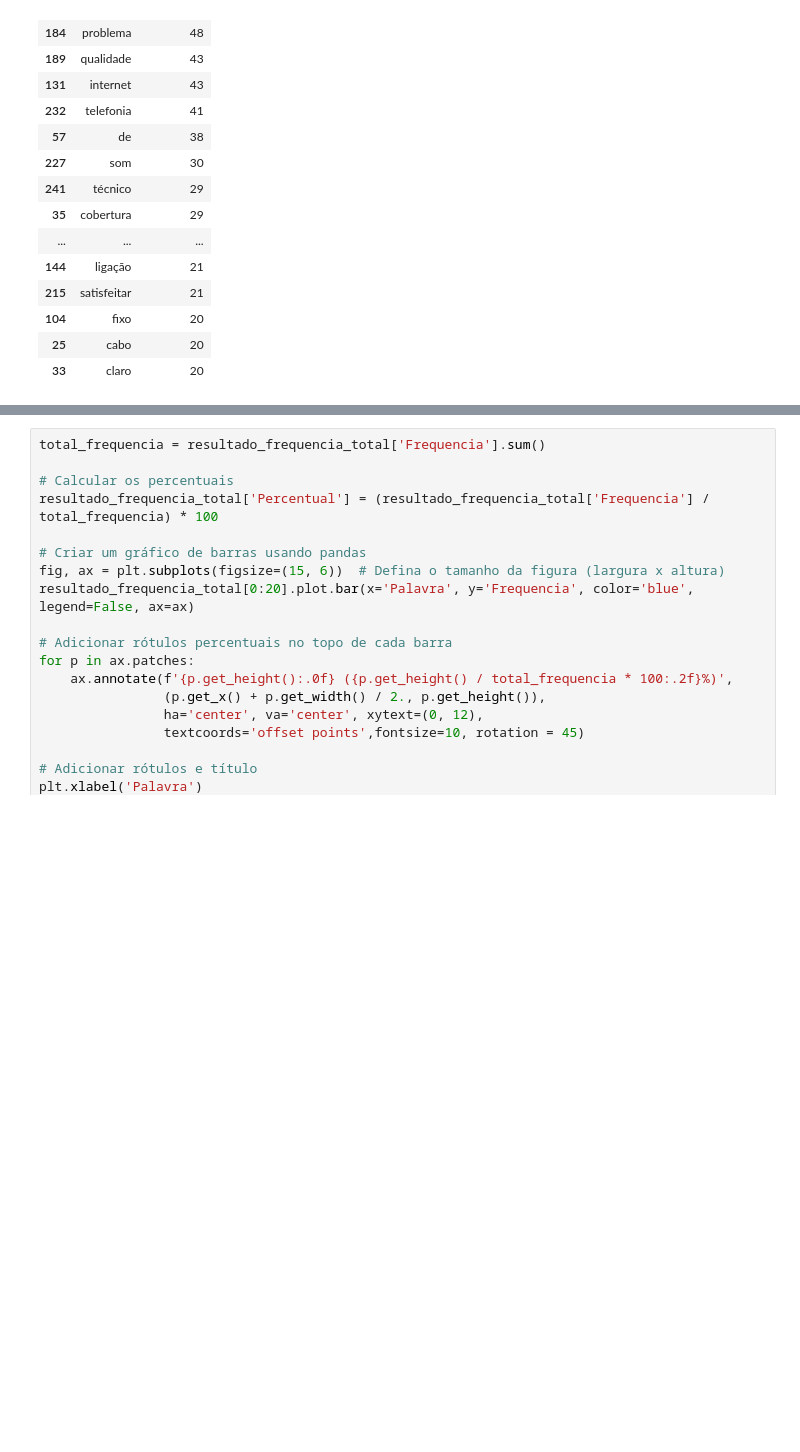
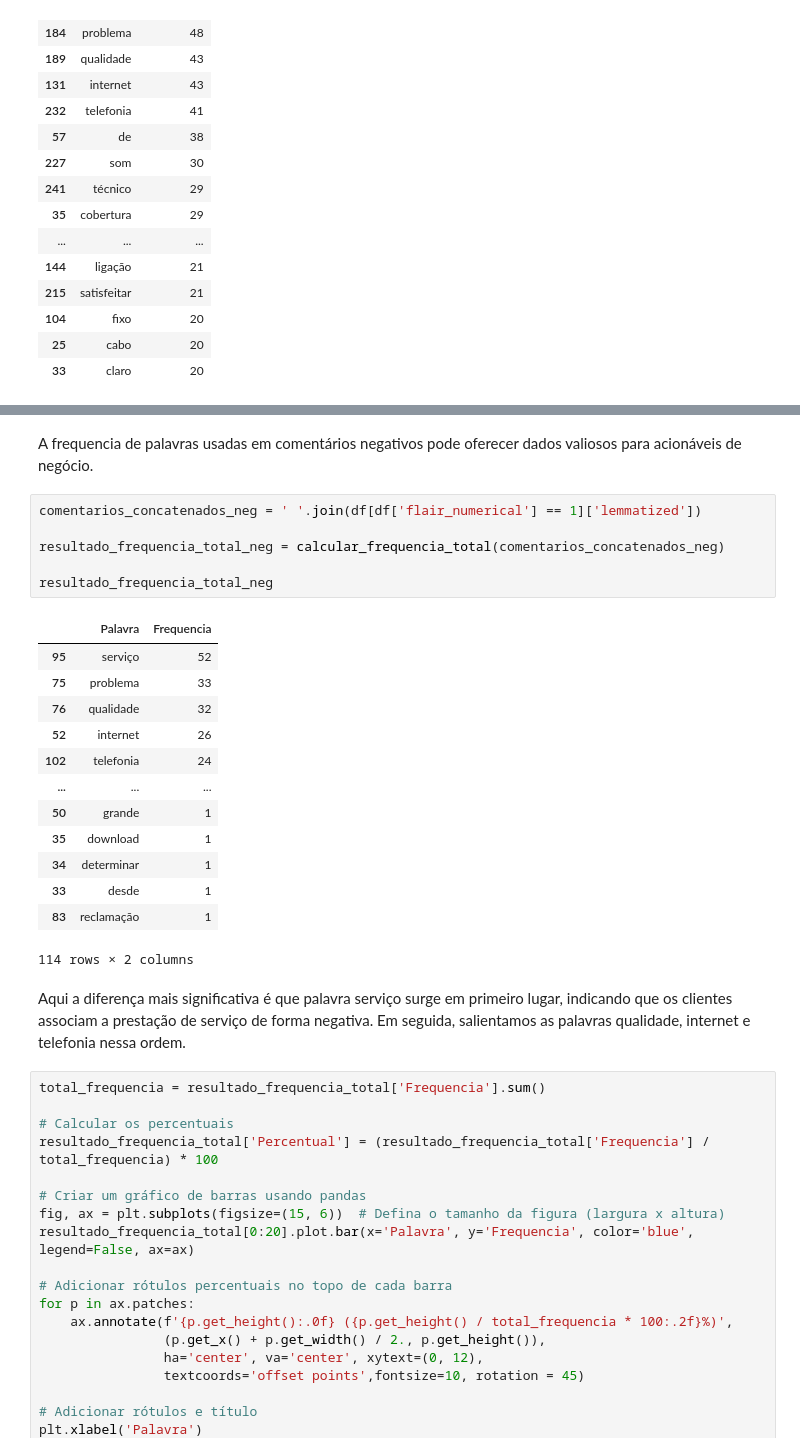
Before and after one commit to pedrocnf/ds-churn-challenge-nlp-llm, a Jupyter notebook: 2. EDA and Natural Language Analysis.ipynb, the cells around one changed output, grey strips where cells are left out. Cells and saved outputs as stored; diff of their text form; blank space fills up the shorter version.

```diff
--- a/2. EDA and Natural Language Analysis.ipynb
+++ b/2. EDA and Natural Language Analysis.ipynb
@@ -444,3 +462,27 @@ resultado_frequencia_total[0:24]
+# %% [markdown]
+A frequencia de palavras usadas em comentários negativos pode oferecer dados valiosos para acionáveis de negócio.
+# %%
+comentarios_concatenados_neg = ' '.join(df[df['flair_numerical'] == 1]['lemmatized'])
+
+resultado_frequencia_total_neg = calcular_frequencia_total(comentarios_concatenados_neg)
+
+resultado_frequencia_total_neg
+# %% [output]
+|  | Palavra | Frequencia |
+| 95 | serviço | 52 |
+| 75 | problema | 33 |
+| 76 | qualidade | 32 |
+| 52 | internet | 26 |
+| 102 | telefonia | 24 |
+| ... | ... | ... |
+| 50 | grande | 1 |
+| 35 | download | 1 |
+| 34 | determinar | 1 |
+| 33 | desde | 1 |
+| 83 | reclamação | 1 |
+114 rows × 2 columns
+# %% [markdown]
+Aqui a diferença mais significativa é que palavra serviço surge em primeiro lugar, indicando que os clientes associam a prestação de serviço de forma negativa. Em seguida, salientamos as palavras qualidade, internet e telefonia nessa ordem.
 # %%
 total_frequencia = resultado_frequencia_total['Frequencia'].sum()
 
```
Also changed, not shown: parts of 56 cells of this notebook, 2 other files.
